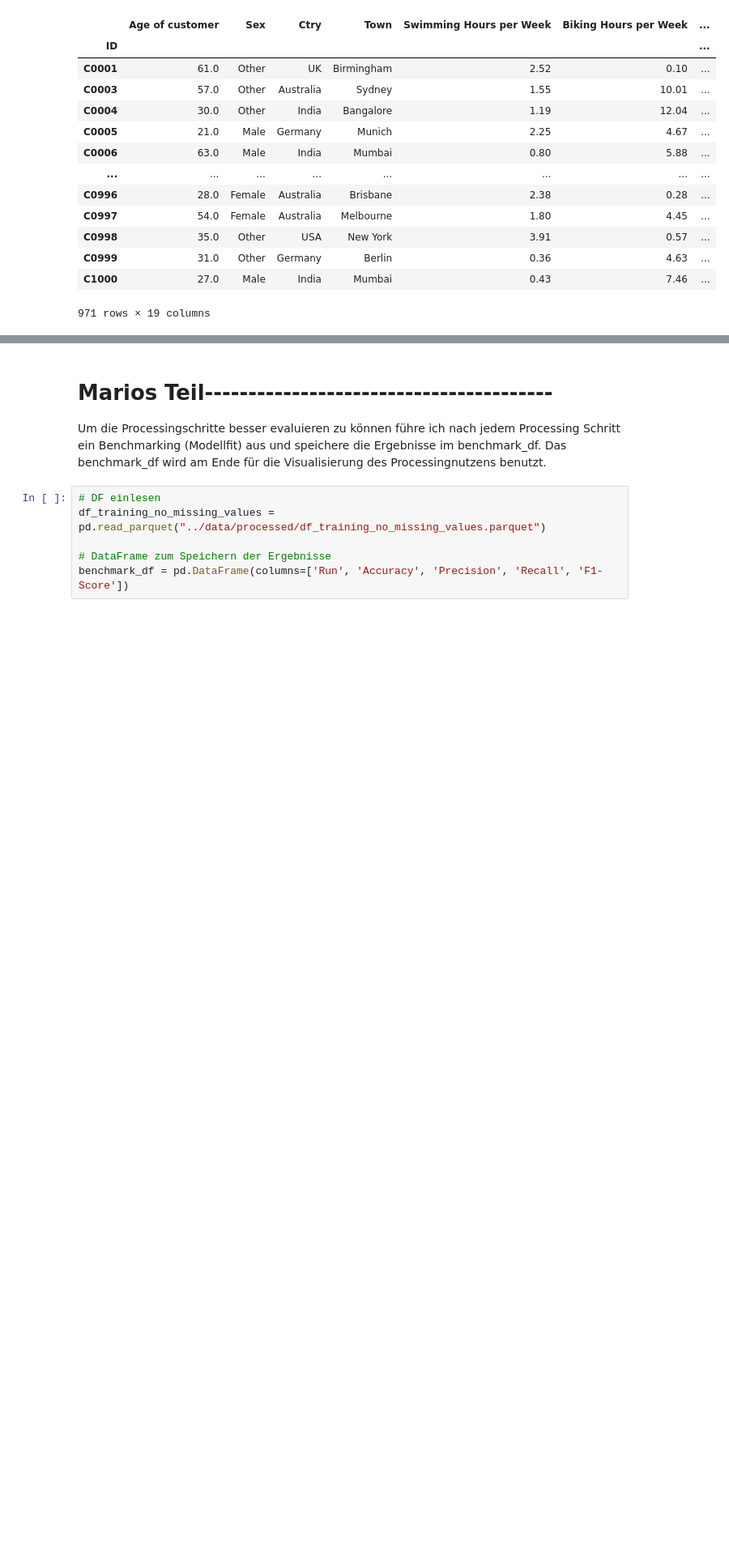
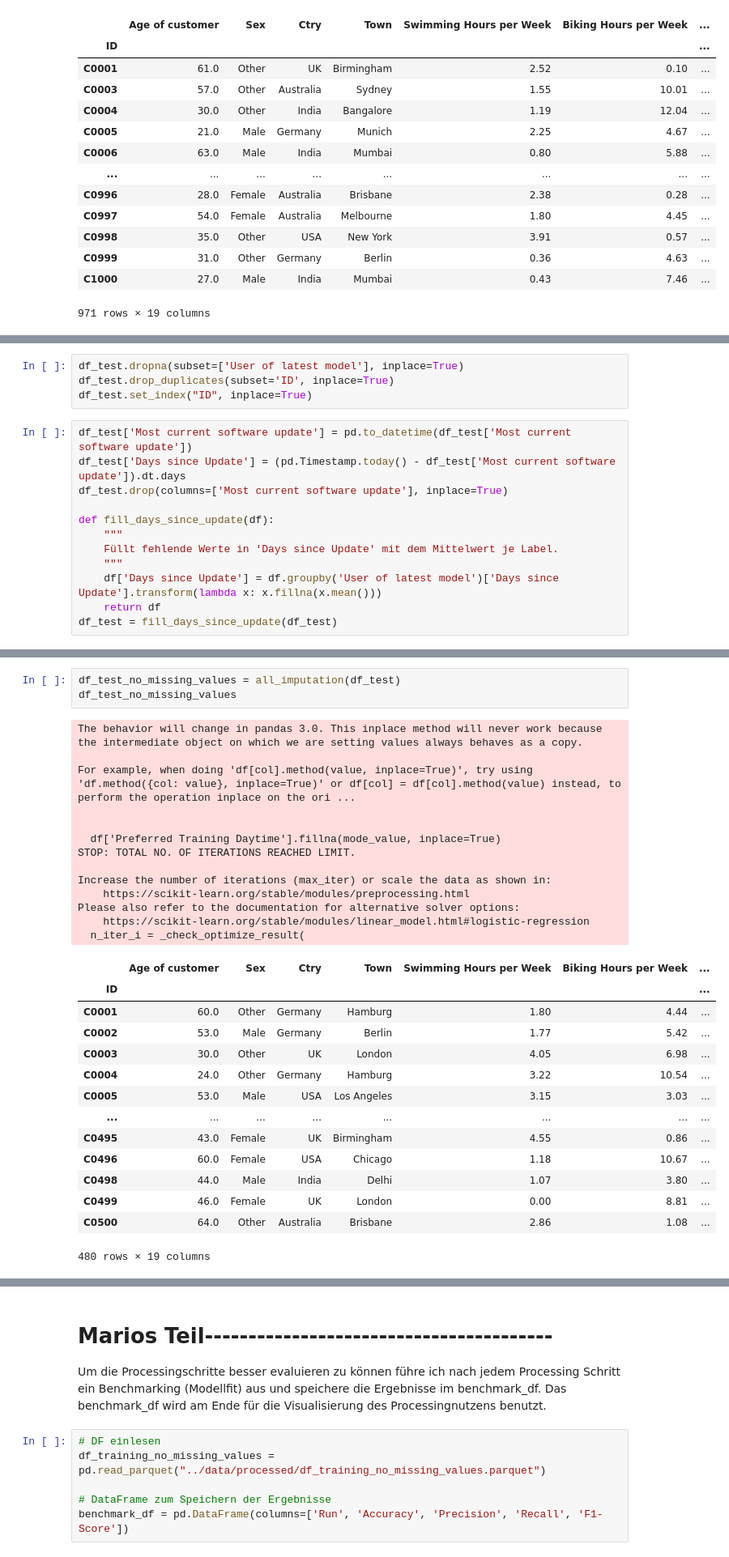
Before and after one commit to MarioKrupinski/Introduction-to-Data-Science-AI, a Jupyter notebook: notebooks/preparation.ipynb, the cells around one changed output, grey strips where cells are left out. Shown at 81% size. Cells and saved outputs as stored; diff of their text form; blank space fills up the shorter version.

```diff
--- a/notebooks/preparation.ipynb
+++ b/notebooks/preparation.ipynb
@@ -1207,0 +1220,16 @@ df_training_no_missing_values
+# %%
+df_test.dropna(subset=['User of latest model'], inplace=True)
+df_test.drop_duplicates(subset='ID', inplace=True)
+df_test.set_index("ID", inplace=True)
+# %%
+df_test['Most current software update'] = pd.to_datetime(df_test['Most current software update'])
+df_test['Days since Update'] = (pd.Timestamp.today() - df_test['Most current software update']).dt.days
+df_test.drop(columns=['Most current software update'], inplace=True)
+
+def fill_days_since_update(df):
+    """
+    Füllt fehlende Werte in 'Days since Update' mit dem Mittelwert je Label.
+    """
+    df['Days since Update'] = df.groupby('User of latest model')['Days since Update'].transform(lambda x: x.fillna(x.mean()))
+    return df
+df_test = fill_days_since_update(df_test)
@@ -1207,0 +1256,31 @@ df_training_no_missing_values
+# %%
+df_test_no_missing_values = all_imputation(df_test)
+df_test_no_missing_values
+# %% [output]
+The behavior will change in pandas 3.0. This inplace method will never work because the intermediate object on which we are setting values always behaves as a copy.
+
+For example, when doing 'df[col].method(value, inplace=True)', try using 'df.method({col: value}, inplace=True)' or df[col] = df[col].method(value) instead, to perform the operation inplace on the ori ...
+
+
+  df['Preferred Training Daytime'].fillna(mode_value, inplace=True)
+STOP: TOTAL NO. OF ITERATIONS REACHED LIMIT.
+
+Increase the number of iterations (max_iter) or scale the data as shown in:
+    https://scikit-learn.org/stable/modules/preprocessing.html
+Please also refer to the documentation for alternative solver options:
+    https://scikit-learn.org/stable/modules/linear_model.html#logistic-regression
+  n_iter_i = _check_optimize_result(
+|  | Age of customer | Sex | Ctry | Town | Swimming Hours per Week | Biking Hours per Week | ... |
+| ID |  |  |  |  |  |  | ... |
+| C0001 | 60.0 | Other | Germany | Hamburg | 1.80 | 4.44 | ... |
+| C0002 | 53.0 | Male | Germany | Berlin | 1.77 | 5.42 | ... |
+| C0003 | 30.0 | Other | UK | London | 4.05 | 6.98 | ... |
+| C0004 | 24.0 | Other | Germany | Hamburg | 3.22 | 10.54 | ... |
+| C0005 | 53.0 | Male | USA | Los Angeles | 3.15 | 3.03 | ... |
+| ... | ... | ... | ... | ... | ... | ... | ... |
+| C0495 | 43.0 | Female | UK | Birmingham | 4.55 | 0.86 | ... |
+| C0496 | 60.0 | Female | USA | Chicago | 1.18 | 10.67 | ... |
+| C0498 | 44.0 | Male | India | Delhi | 1.07 | 3.80 | ... |
+| C0499 | 46.0 | Female | UK | London | 0.00 | 8.81 | ... |
+| C0500 | 64.0 | Other | Australia | Brisbane | 2.86 | 1.08 | ... |
+480 rows × 19 columns
```
Also changed, not shown: parts of 7 cells of this notebook, 1 other file.
